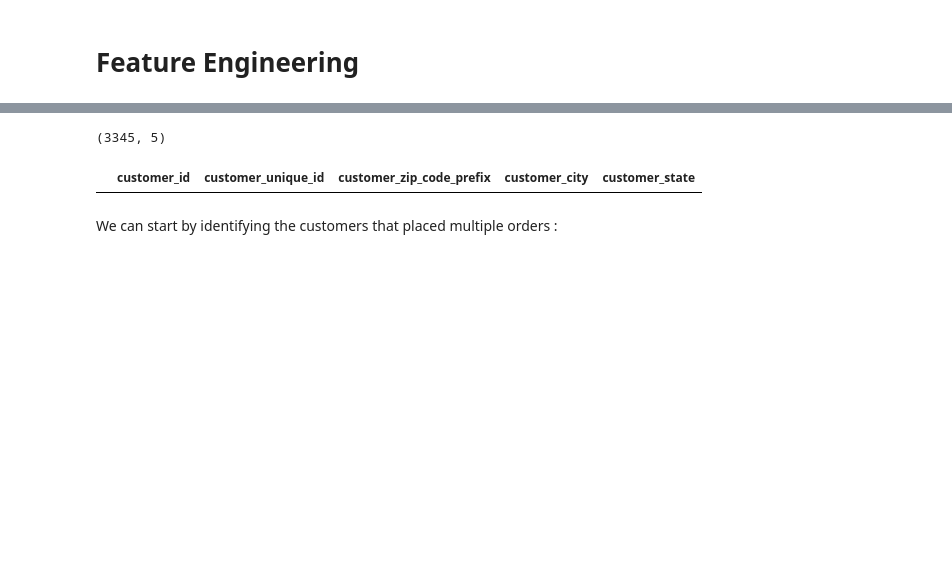
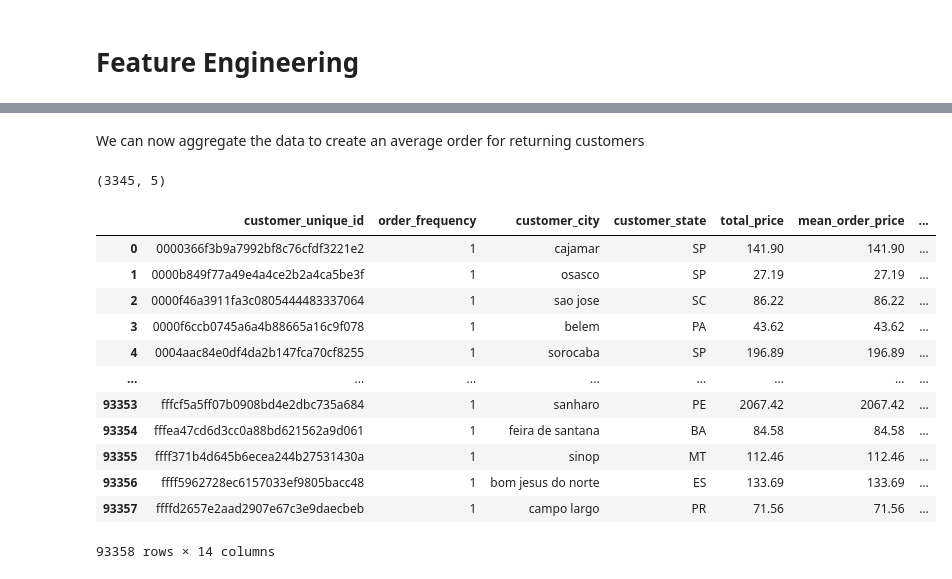
Before and after one commit to Dzov/DSP5, a Jupyter notebook: Haladjian_Amelie-Dzovinar_1_notebook_exploration_092023.ipynb, the cells around one changed output, grey strips where cells are left out. Saved outputs shown, nothing was run; the diff lists cells and outputs as text; code cells hidden in the pictures; blank space fills up the shorter version.

```diff
--- a/Haladjian_Amelie-Dzovinar_1_notebook_exploration_092023.ipynb
+++ b/Haladjian_Amelie-Dzovinar_1_notebook_exploration_092023.ipynb
@@ -521,0 +652,12 @@ We can now proceed to the feature engineering.
+# %%
+date_features = [
+    "order_purchase_timestamp",
+    "order_delivered_customer_date",
+    "order_estimated_delivery_date",
+]
+
+orders[date_features] = orders[date_features].apply(pd.to_datetime)
+# %%
+orders["late_delivery"] = (
+    orders.order_delivered_customer_date > orders.order_estimated_delivery_date
+).astype(int)
@@ -521,0 +666,4 @@ We can now proceed to the feature engineering.
+# %%
+latest_purchase = pd.to_datetime(orders["order_purchase_timestamp"].max())
+
+latest_purchase
@@ -521,0 +676,3 @@ We can now proceed to the feature engineering.
+# %%
+orders["recency"] = (
+    latest_purchase - orders["order_purchase_timestamp"]).dt.days
@@ -522,3 +711,5 @@ We can now proceed to the feature engineering.
+# %% [markdown]
+We can now aggregate the data to create an average order for returning customers
 # %%
 returning_customers = raw_customers.loc[
     raw_customers["customer_unique_id"].duplicated()
@@ -526,11 +717,3 @@ returning_customers = raw_customers.loc[
 returning_customers.shape
 # %% [output]
 (3345, 5)
-# %%
-returning_customers.loc[
-    returning_customers["customer_id"] == "1617b1357756262bfa56ab541c47bc16"
-]
-# %% [output]
-|  | customer_id | customer_unique_id | customer_zip_code_prefix | customer_city | customer_state |
-# %% [markdown]
-We can start by identifying the customers that placed multiple orders :
@@ -540,0 +720,36 @@ We can start by identifying the customers that placed multiple orders :
+# %%
+customer_summary = (
+    orders.groupby("customer_unique_id")
+    .agg(
+        order_frequency=("order_id", "count"),
+        customer_city=("customer_city", "first"),
+        customer_state=("customer_state", "first"),
+        total_price=("total_price", "sum"),
+        mean_order_price=("total_price", "mean"),
+        mean_item_count=("item_count", "mean"),
+        mean_category_count=("category_count", "mean"),
+        review_score=("review_score", "mean"),
+        comment=("comment", stats.mode),
+        mean_installment_payment_value=("mean_installment_payment_value", "mean"),
+        payment_type_count=("payment_type_count", stats.mode),
+        late_delivery=("late_delivery", stats.mode),
+        recency=("recency", "min"),
+    )
+    .reset_index()
+)
+
+customer_summary
+# %% [output]
+|  | customer_unique_id | order_frequency | customer_city | customer_state | total_price | mean_order_price | ... |
+| 0 | 0000366f3b9a7992bf8c76cfdf3221e2 | 1 | cajamar | SP | 141.90 | 141.90 | ... |
+| 1 | 0000b849f77a49e4a4ce2b2a4ca5be3f | 1 | osasco | SP | 27.19 | 27.19 | ... |
+| 2 | 0000f46a3911fa3c0805444483337064 | 1 | sao jose | SC | 86.22 | 86.22 | ... |
+| 3 | 0000f6ccb0745a6a4b88665a16c9f078 | 1 | belem | PA | 43.62 | 43.62 | ... |
+| 4 | 0004aac84e0df4da2b147fca70cf8255 | 1 | sorocaba | SP | 196.89 | 196.89 | ... |
+| ... | ... | ... | ... | ... | ... | ... | ... |
+| 93353 | fffcf5a5ff07b0908bd4e2dbc735a684 | 1 | sanharo | PE | 2067.42 | 2067.42 | ... |
+| 93354 | fffea47cd6d3cc0a88bd621562a9d061 | 1 | feira de santana | BA | 84.58 | 84.58 | ... |
+| 93355 | ffff371b4d645b6ecea244b27531430a | 1 | sinop | MT | 112.46 | 112.46 | ... |
+| 93356 | ffff5962728ec6157033ef9805bacc48 | 1 | bom jesus do norte | ES | 133.69 | 133.69 | ... |
+| 93357 | ffffd2657e2aad2907e67c3e9daecbeb | 1 | campo largo | PR | 71.56 | 71.56 | ... |
+93358 rows × 14 columns
```
Also changed, not shown: parts of 38 cells of this notebook.
